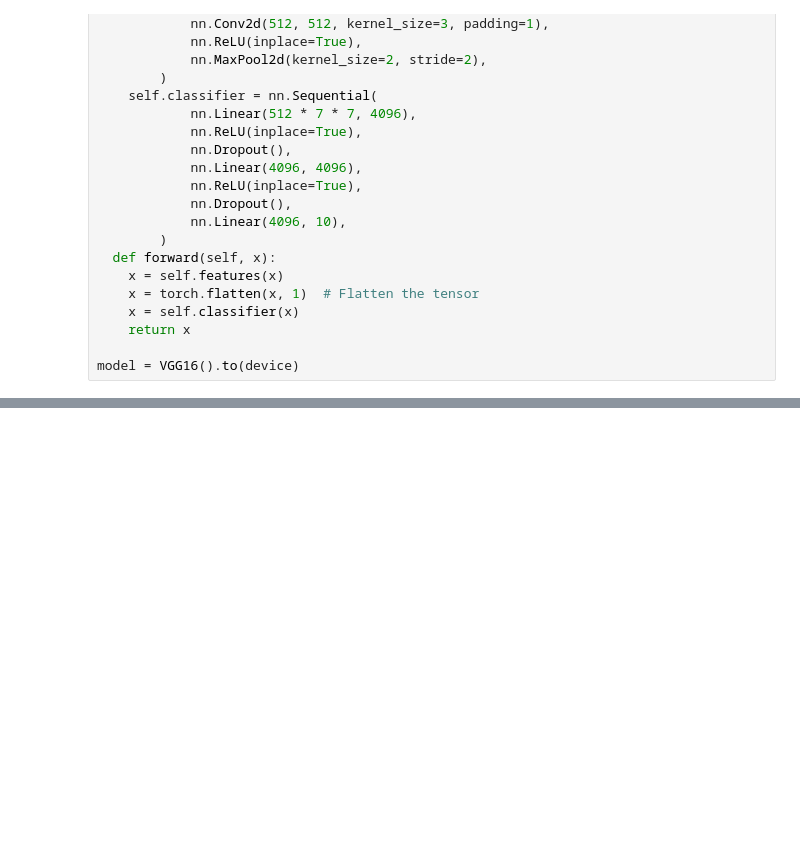
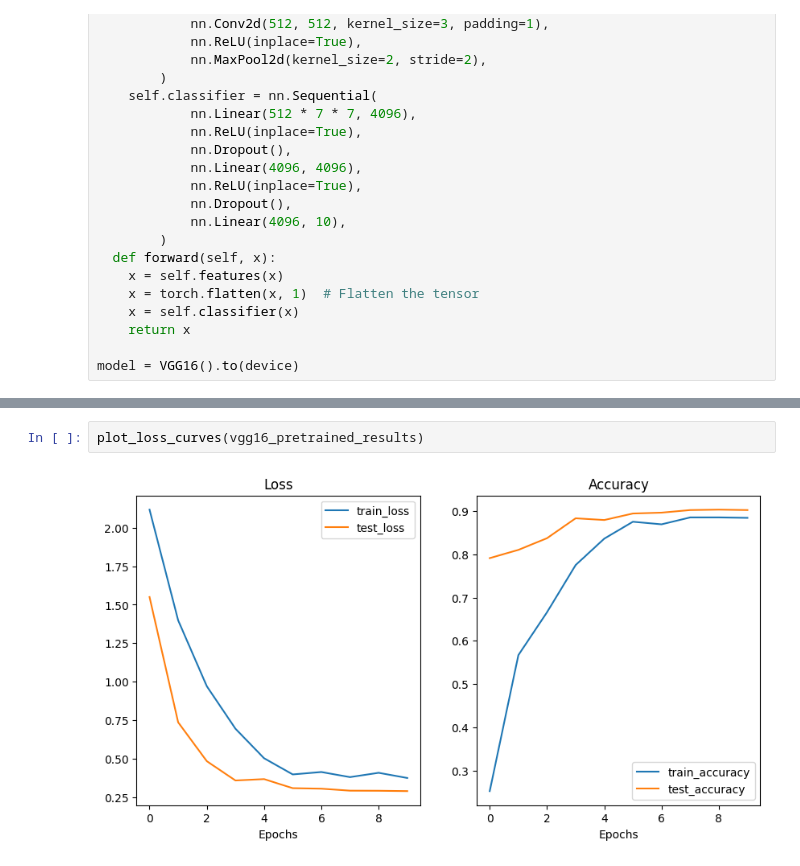
Before and after one commit to yiwenwangANU/pytorch_review, a Jupyter notebook: 04_pytorch_customer_dataset.ipynb, the cells around one changed output, grey strips where cells are left out. Saved outputs shown, nothing was run; the diff lists cells and outputs as text; blank space fills up the shorter version.

```diff
--- a/04_pytorch_customer_dataset.ipynb
+++ b/04_pytorch_customer_dataset.ipynb
@@ -581,0 +657,4 @@ epoch: 9, train_loss: 1.5583, test loss: 1.1619, test accuracy: 0.7930
+# %%
+plot_loss_curves(vgg16_pretrained_results)
+# %% [output]
+[figure, added]
```
Also changed, not shown: parts of 31 cells of this notebook.
